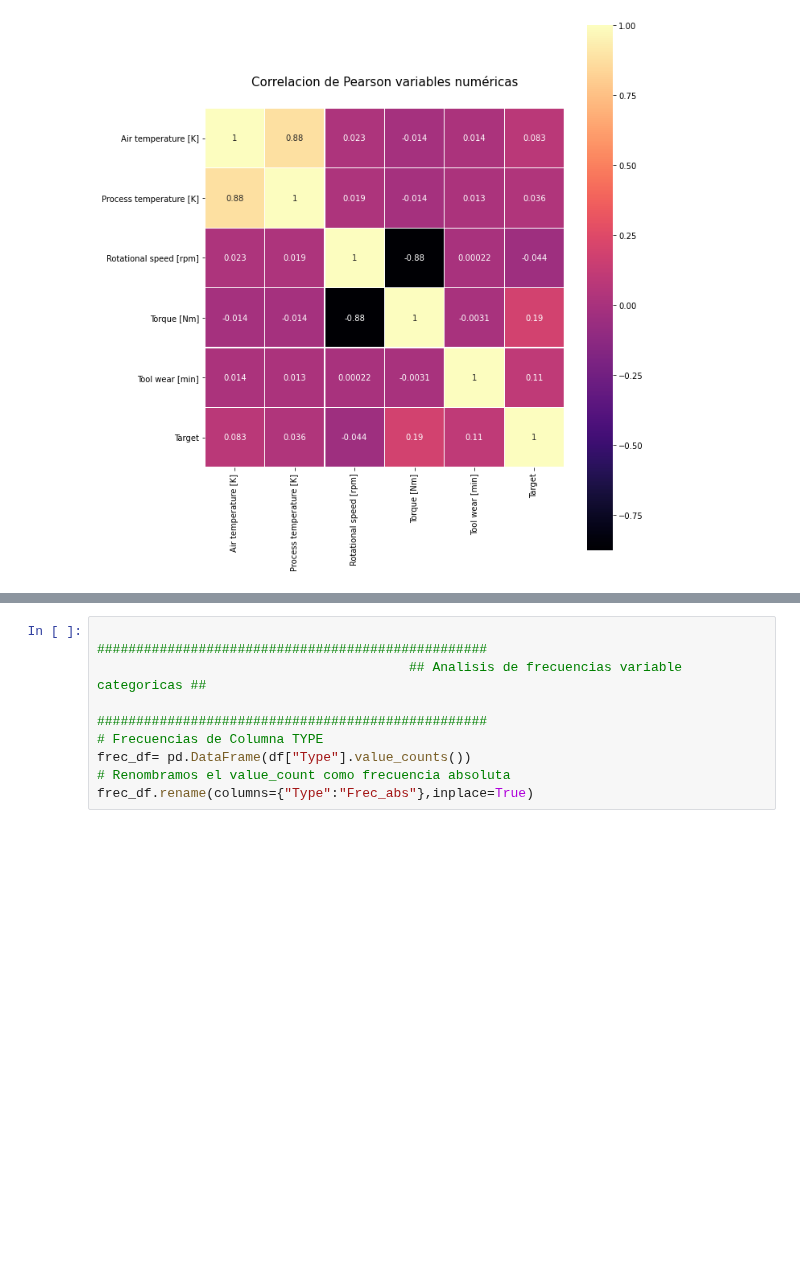
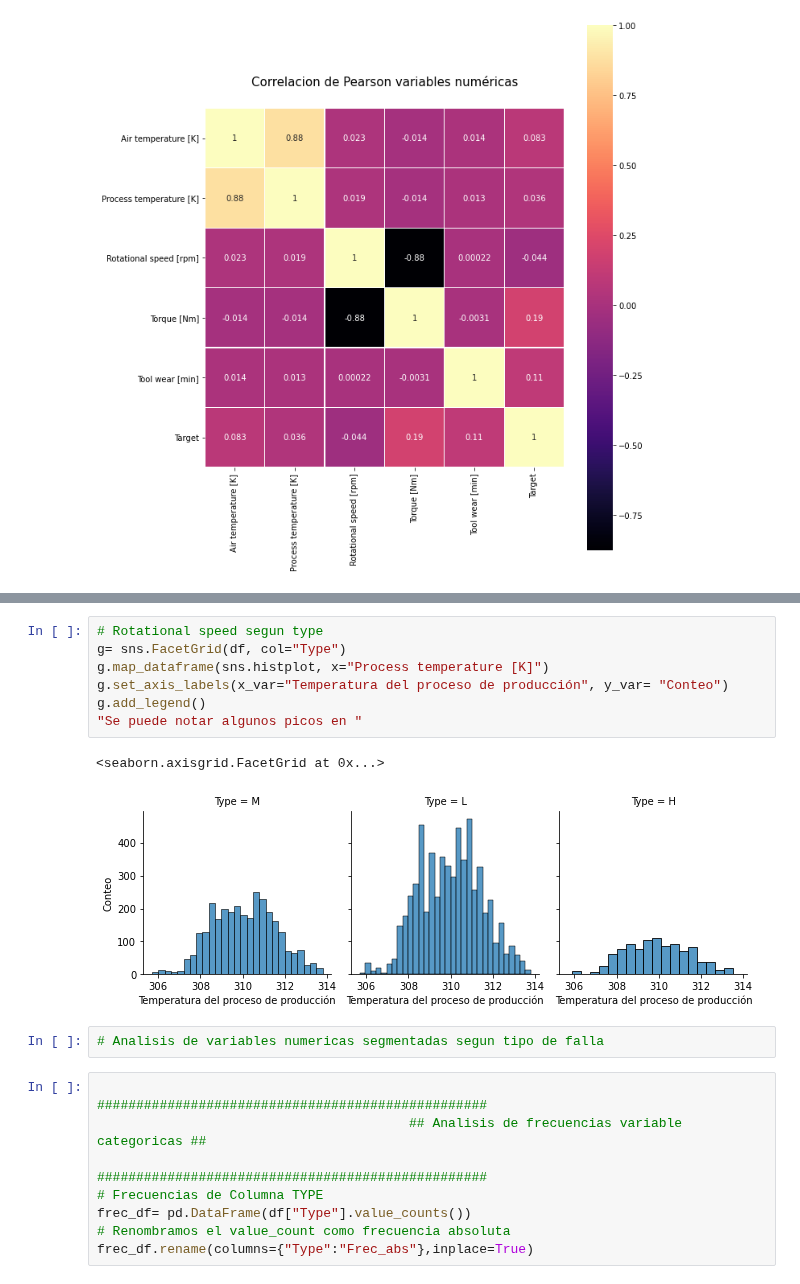
Before and after one commit to maxi879/proyecto_final_coder, a Jupyter notebook: Analisis.ipynb, the cells around one changed output, grey strips where cells are left out. Cells and saved outputs as stored; diff of their text form; blank space fills up the shorter version.

```diff
--- a/Analisis.ipynb
+++ b/Analisis.ipynb
@@ -290,3 +300,15 @@ AttributeError: 'str' object has no attribute 'keys'
+# %%
+# Rotational speed segun type
+g= sns.FacetGrid(df, col="Type")
+g.map_dataframe(sns.histplot, x="Process temperature [K]")
+g.set_axis_labels(x_var="Temperatura del proceso de producción", y_var= "Conteo")
+g.add_legend()
+"Se puede notar algunos picos en "
+# %% [output]
+<seaborn.axisgrid.FacetGrid at 0x...>
+[figure, added]
+# %%
+# Analisis de variables numericas segmentadas segun tipo de falla
 # %%
                                         ##################################################
                                         ## Analisis de frecuencias variable categoricas ##
```
Also changed, not shown: parts of 2 cells of this notebook.
